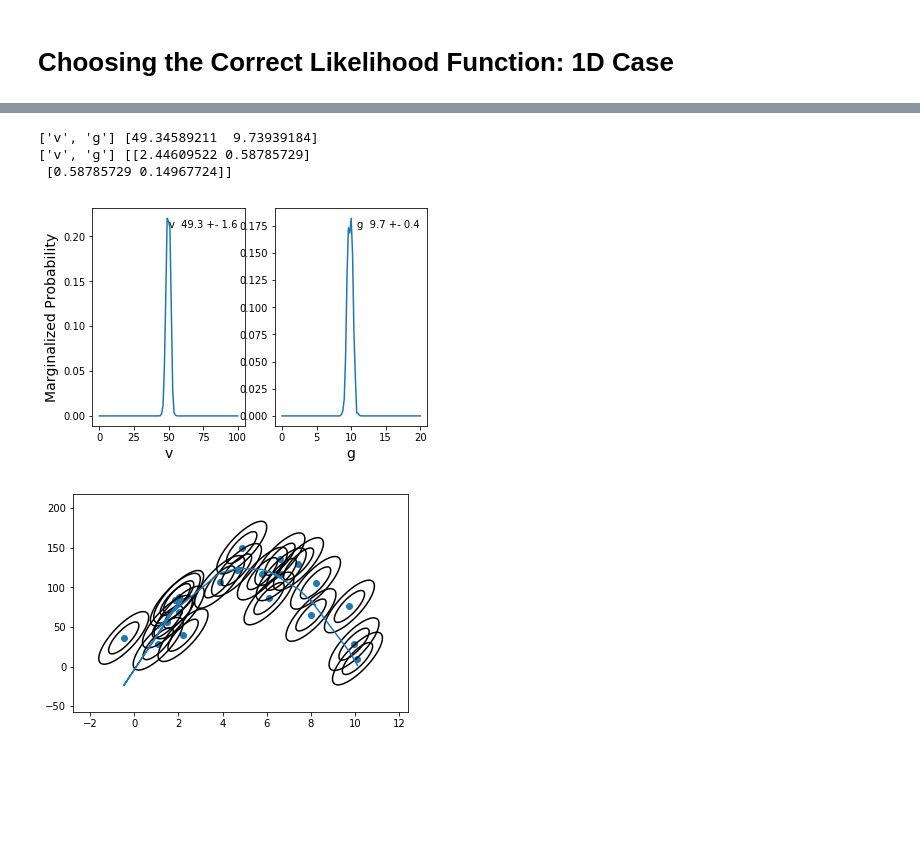
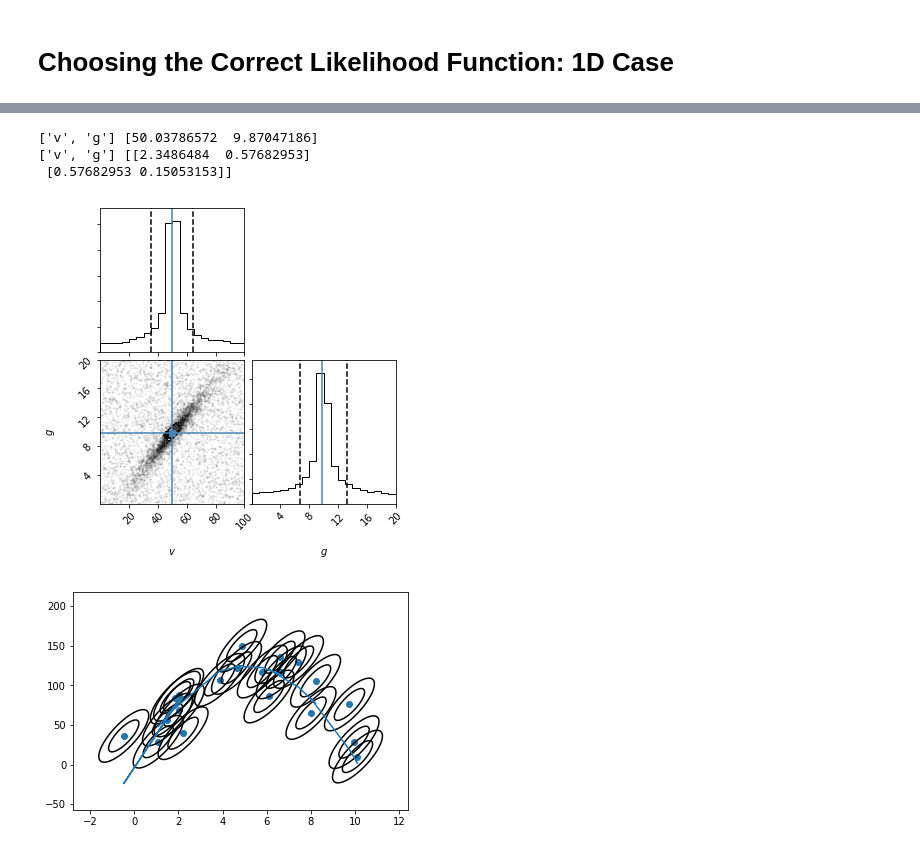
Before and after one commit to jpierel14/USC_PythonCourse_2019, a Jupyter notebook: Day_4/day_4_refactored.ipynb, the cells around one changed output, grey strips where cells are left out. Cells and saved outputs as stored; diff of their text form; code cells hidden in the pictures; blank space fills up the shorter version.

```diff
--- a/Day_4/day_4_refactored.ipynb
+++ b/Day_4/day_4_refactored.ipynb
@@ -23,7 +22,7 @@ done importing
 # %%
 #Set the variables for our model, and the model itself
 v = 50
-g = 10
+g = 9.8
 def my_model( v,g, t):
     return v*t -.5*g*t**2
 # %%
@@ -75,13 +74,13 @@ astropy.io.ascii.write( my_data_1D, "1D_Generated_Data.astropydat" , overwrite =
 #   We have NO time measurement error   .
 
 #Set the variables for our model, and the model itself
-v = 50
-g = -10
+bad_v = 50
+bad_g = -10
 def my_bad_model( v,g, t):
     return v*t -.5*g**2*t**2
 
 #Generate "perfect" data with the bad model.
-perfect_bad_data=my_bad_model(v,g,times)
+perfect_bad_data=my_bad_model(bad_v,bad_g,times)
 #Introduce error into the "perfect" data using the experiment error
 heights_bad=np.random.normal(perfect_bad_data,errors)
 my_bad_data_1D=Table([times,heights_bad,errors],
@@ -461,17 +381,19 @@ parameter_bounds={'v':(0,100),'g':(0,20)}
 n_varied_parameter_dim = len(varied_param_names)
 ppfs=bounds_to_ppf(parameter_bounds)
 correct_2d_res = nestle.sample(correct_loglikelihood, prior_transform, n_varied_parameter_dim,
-                        npoints=100, maxiter=None,maxcall=None)
+                        npoints=1000, maxiter=None,maxcall=None)
 # %%
 correct_2d_vparameters, correct_2d_cov = nestle.mean_and_cov(correct_2d_res.samples, correct_2d_res.weights)
 print(varied_param_names,correct_2d_vparameters)
 print(varied_param_names,correct_2d_cov)
-plot_marginal_pdfs(varied_param_names,correct_2d_res.weights,correct_2d_res.samples,parameter_bounds,nbins=101)
+fig = corner.corner(correct_2d_res.samples, labels=["$v$", "$g$"],quantiles=(0.16, 0.84),levels=(1-np.exp(-0.5),),
+                      truths=[v, g])
+plt.show()
 # %% [output]
-['v', 'g'] [49.34589211  9.73939184]
-['v', 'g'] [[2.44609522 0.58785729]
- [0.58785729 0.14967724]]
+['v', 'g'] [50.03786572  9.87047186]
+['v', 'g'] [[2.3486484  0.57682953]
+ [0.57682953 0.15053153]]
-[figure, old version]
+[figure, new version]
 # %%
 plt.scatter(my_data_2D['time'],my_data_2D['height'])
 for i in range(len(my_data_2D['time'])):
```
Also changed, not shown: parts of 12 cells of this notebook, 4 other files.
